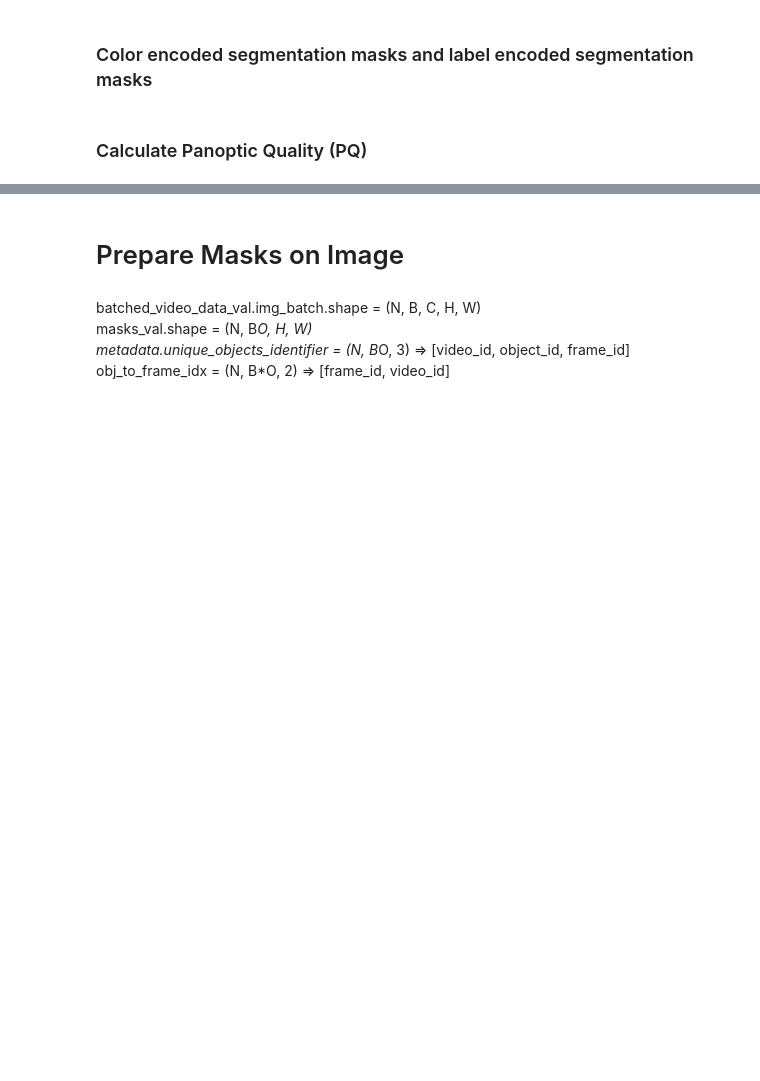
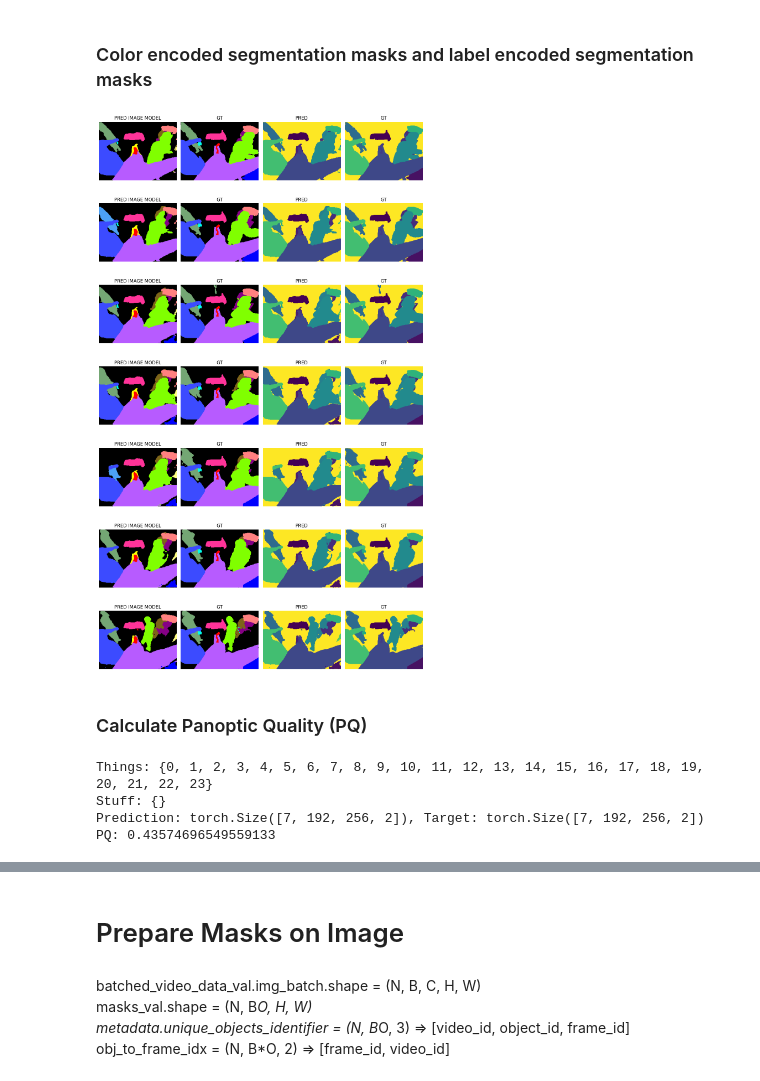
Before and after one commit to ge75xuv/Multiview-Object-Segmentation-with-SAM, a Jupyter notebook: custom_models/sam2former_video_evaluatorv2.ipynb, the cells around one changed output, grey strips where cells are left out. Cells and saved outputs as stored; diff of their text form; code cells hidden in the pictures; blank space fills up the shorter version.

```diff
--- a/custom_models/sam2former_video_evaluatorv2.ipynb
+++ b/custom_models/sam2former_video_evaluatorv2.ipynb
@@ -72,9 +105,10 @@ print("Unexpected keys:", unexpected_keys)
 # %%
 # Dataset
 len_video = 7
-input_image_size = 512
+input_image_size = 256
 batch_size = 1
 shuffle = False
+BACKGROUND = 23
 #####
 # mean = [0.485, 0.456, 0.406]
 # std = [0.229, 0.224, 0.225]
@@ -121,9 +167,10 @@ if_break = False
 # sample_idx = 2000
 # sample_idx = 1250
 # sample_idx = 3993
-sample_idx = 200
+sample_idx = 78
 test_loader = test_dataset.get_loader()
 flag_iter = False
+SYNTETHIC_DATA_BLOCKING = True
 
 # Run the model
 with torch.no_grad():
@@ -139,4 +186,8 @@ with torch.no_grad():
     batched_video_data_val = batch_i.to(device)
     masks_val = batch_i.masks.to(device)
     with autocast(device_type=device, dtype=amp_type):
+        if SYNTETHIC_DATA_BLOCKING:
+            H_block = 32 * 4
+            W_block = 32
+            batched_video_data_val.img_batch[:,4,:,:H_block, :W_block] = 0
         all_frame_outputs_val = submodel(batched_video_data_val)
@@ -205,6 +273,8 @@ pred_instance_ids = np.zeros((B, H, W), dtype=np.int8)  # For PQ
 human_instance_id_counter = 0
 for _b_idx, (_b_binary_pred_masks, _b_pred_class) in enumerate(zip(binary_pred_masks, pred_class)):
     for mask, class_id in zip(_b_binary_pred_masks, _b_pred_class):
+        if class_id == BACKGROUND:  # Ignore
+            continue
         pred_seg_class_mask[_b_idx, 0, mask] = class_id  # Set the class id in the segmentation mask
         pred_rgb_mask[_b_idx, mask, :] = color_map[class_id]  # Set the RGB mask with the color map
         if class_id == 6 and False:
@@ -269,7 +339,7 @@ for batch_idx in range(B):
     end = pos_padding[0][-1]
 
     # Slice the predictions and ground truth masks
-    if start == 64:
+    if start == 32:
         pred_rgb_mask_list_azure.append(pred_rgb_mask[batch_idx, start:end+1, :, :])
         pred_seg_class_mask_list_azure.append(pred_seg_class_mask[batch_idx, 0:1, start:end+1, :])
         pred_instance_ids_list_azure.append(pred_instance_ids[batch_idx, start:end+1, :])
@@ -293,33 +363,34 @@ gt_instance_ids = np.array(gt_instance_ids_list_azure)
 # %%
 figsize = np.array([4, B]) * 3
 fig, axs = plt.subplots(B, 4, figsize=figsize, )
 
 for ii in range(B):
     axs[ii,0].imshow(pred_rgb_mask[ii])
     axs[ii,0].axis('off')
-    axs[ii,0].set_title('PRED')
+    axs[ii,0].set_title('PRED IMAGE MODEL')
 
     axs[ii,1].imshow(gt_rgb_mask[ii])
     axs[ii,1].axis('off')
     axs[ii,1].set_title('GT')
 
     axs[ii,2].imshow(pred_seg_class_mask[ii, 0])
     axs[ii,2].axis('off')
     axs[ii,2].set_title('PRED')
 
     axs[ii,3].imshow(gt_seg_class_mask[ii, 0])
     axs[ii,3].axis('off')
     axs[ii,3].set_title('GT')
 
 plt.tight_layout()
 plt.show()
+# %% [output]
+[figure, added]
 # %% [markdown]
 ### Calculate Panoptic Quality (PQ)
 # %%
 # Stuff: 16, Things: 17 Instance labels: 0-15
-background = 23
 things = {LABEL_PROJECTION_MAP['default'][idx]['label'] for idx in object_labels}
-things.add(background)
+things.add(BACKGROUND)
 stuff = {}  # Putting 17 does not change anything for the last value
 print(f'Things: {things}\nStuff: {stuff}')
 
@@ -340,6 +411,11 @@ panoptic_quality = PanopticQuality(stuffs=stuff, things=things)
 pq = panoptic_quality(preds, target)
 print(f'Prediction: {preds.shape}, Target: {target.shape}')
 print(f"PQ: {pq}")
+# %% [output]
+Things: {0, 1, 2, 3, 4, 5, 6, 7, 8, 9, 10, 11, 12, 13, 14, 15, 16, 17, 18, 19, 20, 21, 22, 23}
+Stuff: {}
+Prediction: torch.Size([7, 192, 256, 2]), Target: torch.Size([7, 192, 256, 2])
+PQ: 0.43574696549559133
 # %%
 test_pq_list = []
 for i in range(B):
```
Also changed, not shown: parts of 13 cells of this notebook, 12 other files.
